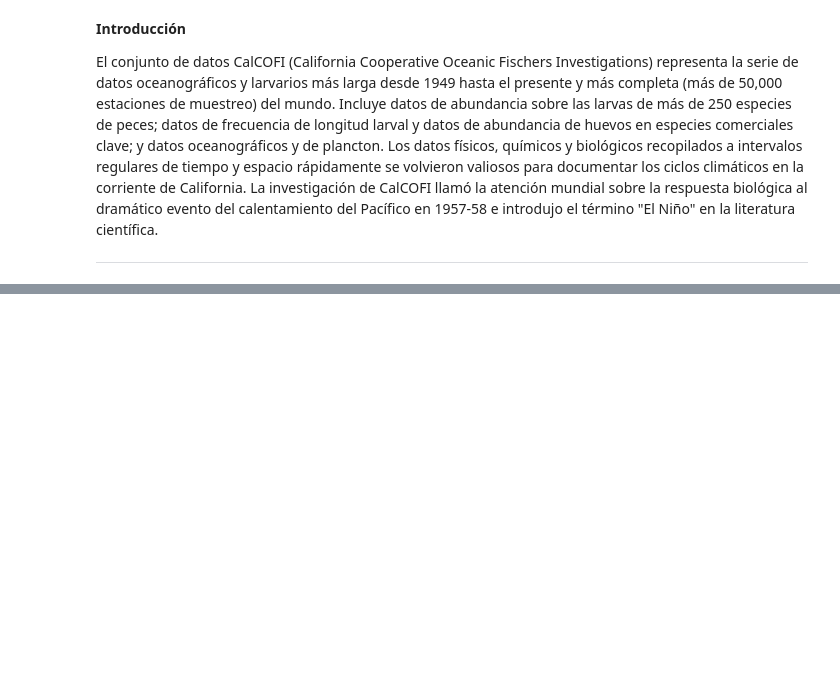
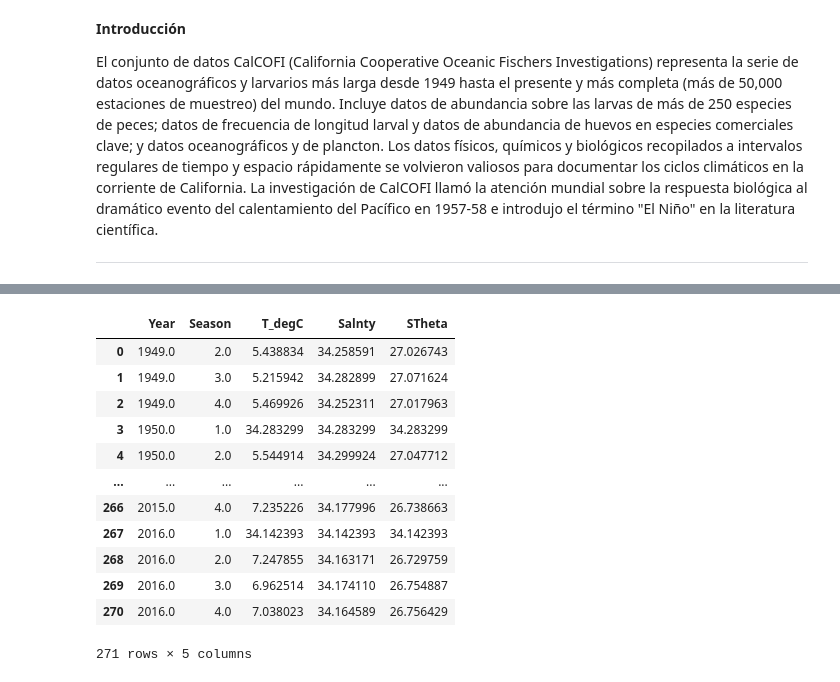
Before and after one commit to Lmdela/Trabajo-de-Mineria-de-Datos, a Jupyter notebook: Redes_LSTM.ipynb, the cells around one changed output, grey strips where cells are left out. Saved outputs shown, nothing was run; the diff lists cells and outputs as text; code cells hidden in the pictures; blank space fills up the shorter version.

```diff
--- a/Redes_LSTM.ipynb
+++ b/Redes_LSTM.ipynb
@@ -268,0 +93,18 @@ Warnings:
+# %%
+highdata = pd.read_csv(r"high.csv", sep=(","), engine="python")
+pd.set_option('display.max_rows', 10)
+highdata
+# %% [output]
+|  | Year | Season | T_degC | Salnty | STheta |
+| 0 | 1949.0 | 2.0 | 5.438834 | 34.258591 | 27.026743 |
+| 1 | 1949.0 | 3.0 | 5.215942 | 34.282899 | 27.071624 |
+| 2 | 1949.0 | 4.0 | 5.469926 | 34.252311 | 27.017963 |
+| 3 | 1950.0 | 1.0 | 34.283299 | 34.283299 | 34.283299 |
+| 4 | 1950.0 | 2.0 | 5.544914 | 34.299924 | 27.047712 |
+| ... | ... | ... | ... | ... | ... |
+| 266 | 2015.0 | 4.0 | 7.235226 | 34.177996 | 26.738663 |
+| 267 | 2016.0 | 1.0 | 34.142393 | 34.142393 | 34.142393 |
+| 268 | 2016.0 | 2.0 | 7.247855 | 34.163171 | 26.729759 |
+| 269 | 2016.0 | 3.0 | 6.962514 | 34.174110 | 26.754887 |
+| 270 | 2016.0 | 4.0 | 7.038023 | 34.164589 | 26.756429 |
+271 rows × 5 columns
```
Also changed, not shown: parts of 24 cells of this notebook.
